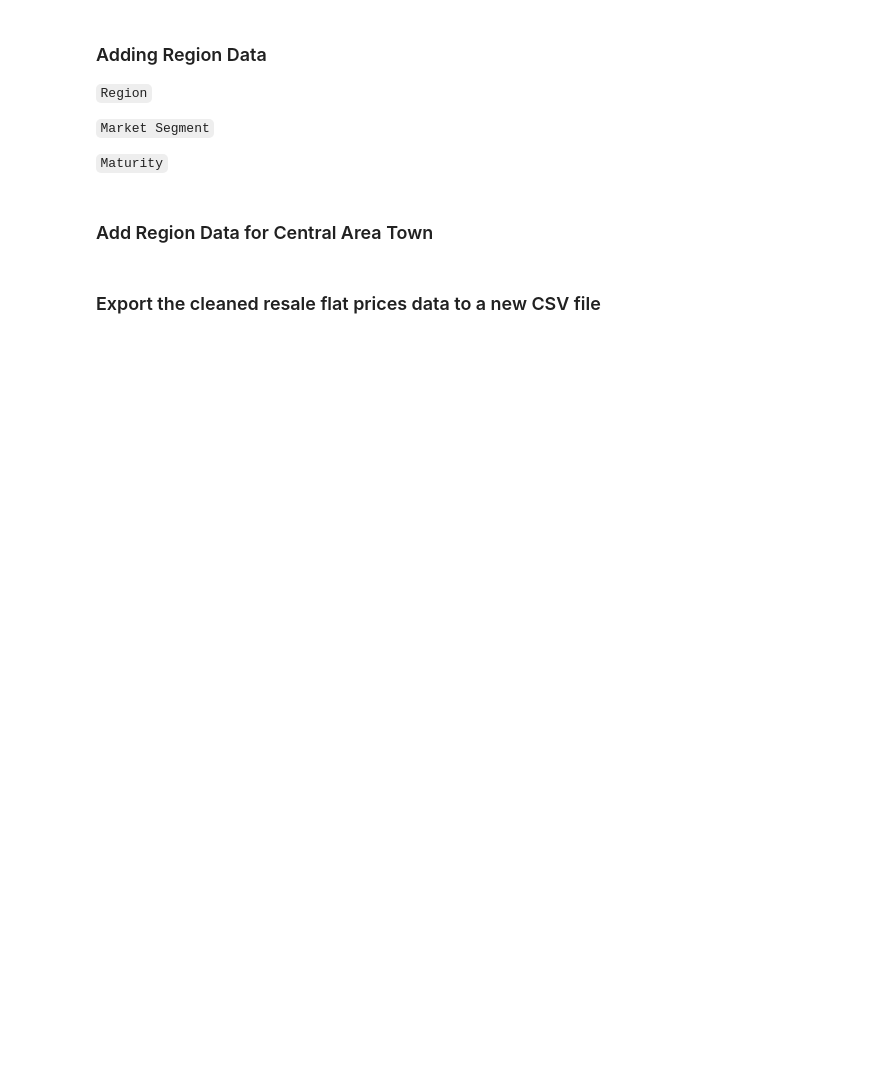
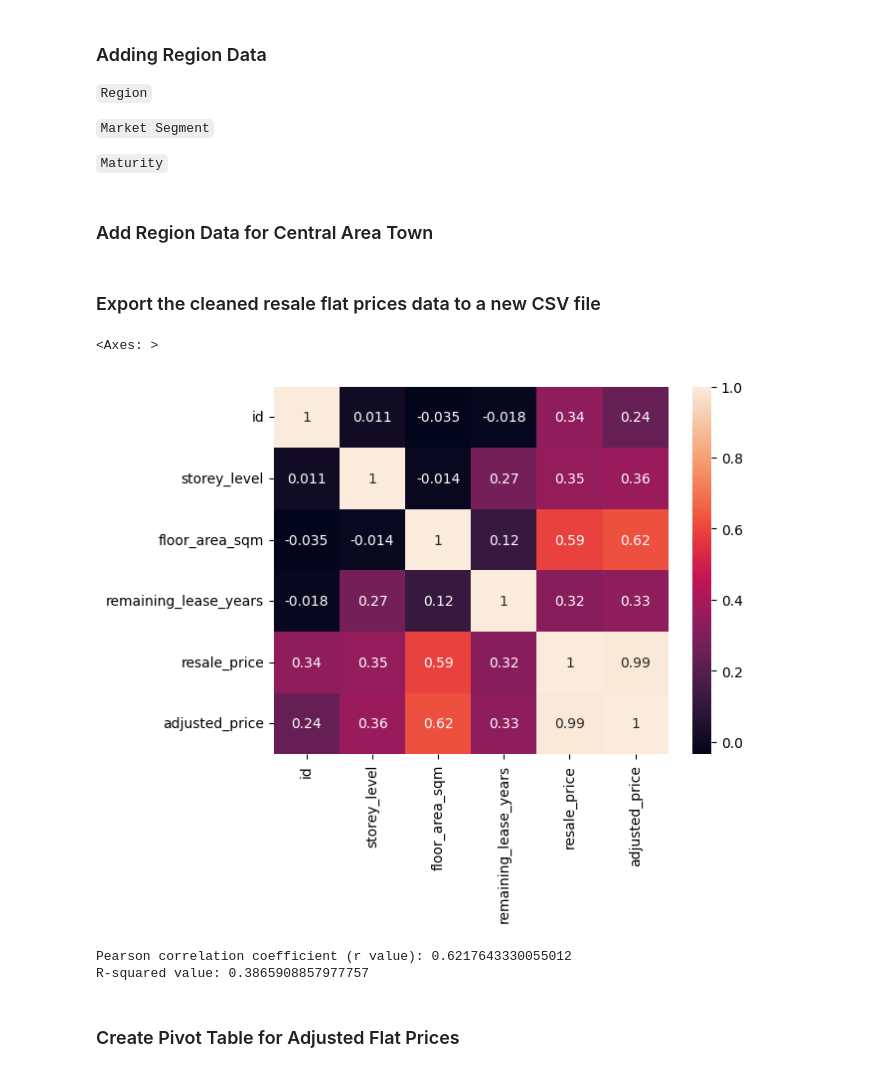
Before and after one commit to xeroxis-xs/Data-Visualisation-Python, a Jupyter notebook: sample.ipynb, the cells around one changed output. Saved outputs shown, nothing was run; the diff lists cells and outputs as text; code cells hidden in the pictures; blank space fills up the shorter version.

```diff
--- a/sample.ipynb
+++ b/sample.ipynb
@@ -109,9 +109,6 @@ def parse_remaining_lease(lease_str):
     return round(total_years, 2)
 
 df['remaining_lease_years'] = df['remaining_lease'].apply(parse_remaining_lease)
-
-# Compute the age of the flat at the time of transaction
-df['flat_age'] = df['month'].dt.year - df['lease_commence_date'].dt.year
 
 # Convert 'storey_range' into a numerical value by taking the average of the range: e.g. '01 to 03' -> 2
 def get_average_storey(storey_range):
@@ -140,7 +137,7 @@ df['flat_type'] = df['flat_type'].str.title()
 df['id'] = df.index + 1
 
 # Reorder the columns
-df = df[['id', 'month', 'town', 'flat_type', 'block', 'street_name', 'storey_range', 'storey_level', 'floor_area_sqm', 'flat_model', 'lease_commence_date', 'remaining_lease', 'remaining_lease_years', 'flat_age', 'resale_price']]
+df = df[['id', 'month', 'town', 'flat_type', 'block', 'street_name', 'storey_range', 'storey_level', 'floor_area_sqm', 'flat_model', 'lease_commence_date', 'remaining_lease', 'remaining_lease_years', 'resale_price']]
 
 print(df.head())
 # %% [output]
@@ -214,8 +211,14 @@ def adjust_price(row):
 # Apply the adjustment function to calculate adjusted prices
 df['adjusted_price'] = df.apply(adjust_price, axis=1)
 
-# Drop rows with missing adjusted prices
-df.dropna(subset=['adjusted_price'], inplace=True)
+# Drop rows with missing adjusted prices (September 2024 CPI data is missing)
+df = df.dropna(subset=['adjusted_price'])
+
+# Round the adjusted prices to the hundredth place
+df['adjusted_price'] = df['adjusted_price'].round(-2)
+
+# Reorder the columns
+df = df[['id', 'month', 'town', 'flat_type', 'block', 'street_name', 'storey_range', 'storey_level', 'floor_area_sqm', 'flat_model', 'lease_commence_date', 'remaining_lease', 'remaining_lease_years', 'resale_price', 'adjusted_price']]
 
 print(df.head())
 # %% [output]
@@ -286,3 +292,41 @@ df['maturity'] = df.apply(lambda row: fill_missing_values(row, 'maturity', centr
 # %%
 # Export the cleaned data to a new CSV file
 df.to_csv('data/cleaned/resale_flat_prices_cleaned.csv', index=False)
+# %%
+# Plot pearson correlation
+import seaborn as sns
+
+sns.heatmap(df.corr(numeric_only=True), annot=True)
+# %% [output]
+<Axes: >
+[figure, added]
+# %%
+import pandas as pd
+from sklearn.linear_model import LinearRegression
+from sklearn.metrics import r2_score
+from scipy.stats import pearsonr
+
+# Assuming df is your DataFrame and you want to predict 'adjusted_price' using 'floor_area_sqm'
+X = df[['floor_area_sqm']]  # Independent variable(s)
+y = df['adjusted_price']  # Dependent variable
+
+# Create and fit the model
+model = LinearRegression()
+model.fit(X, y)
+
+# Calculate the Pearson correlation coefficient
+# Flatten X to pass it to pearsonr as a 1D array
+r_value, _ = pearsonr(X['floor_area_sqm'], y)
+print(f'Pearson correlation coefficient (r value): {r_value}')
+
+# Predict the values
+y_pred = model.predict(X)
+
+# Calculate the R-squared value
+r2 = r2_score(y, y_pred)
+print(f'R-squared value: {r2}')
+# %% [output]
+Pearson correlation coefficient (r value): 0.6217643330055012
+R-squared value: 0.3865908857977757
+# %% [markdown]
+### Create Pivot Table for Adjusted Flat Prices
```
Also changed, not shown: parts of 5 cells of this notebook, 2 other files.
